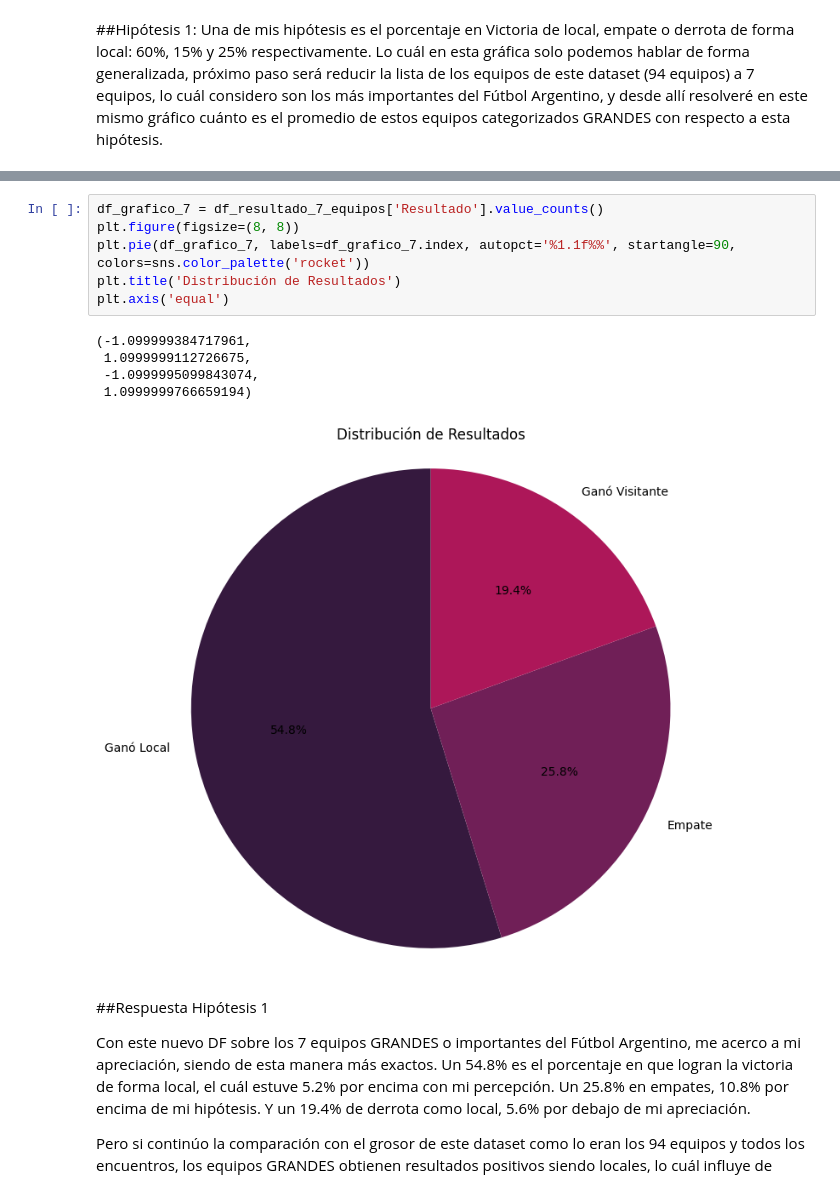
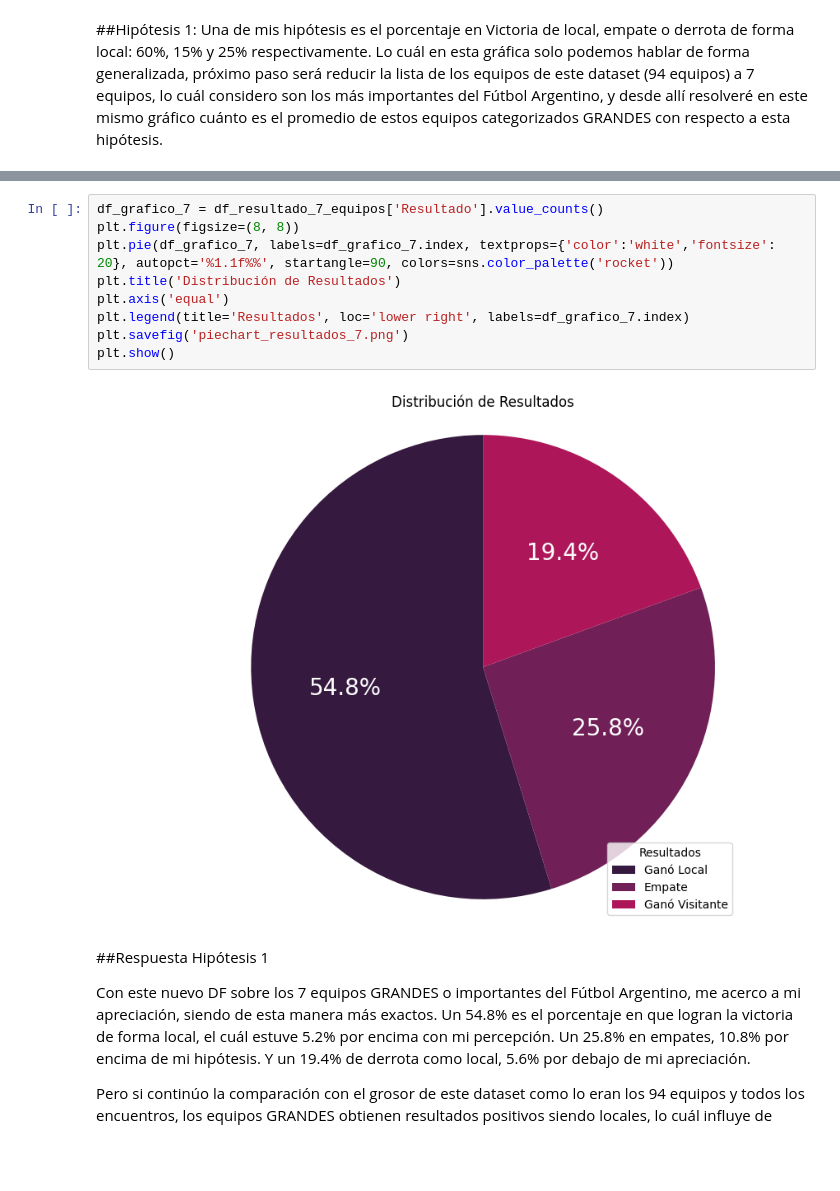
Before and after one commit to BecquerF/CoderHouse, a Jupyter notebook: proyectods_partel_fern_ndez.ipynb, the cells around one changed output, grey strips where cells are left out. Drawn from its saved outputs; the diff is of its cells as text; blank space fills up the shorter version.

```diff
--- a/proyectods_partel_fern_ndez.ipynb
+++ b/proyectods_partel_fern_ndez.ipynb
@@ -287,15 +276,14 @@ print(df_resultado_7_equipos)
 # %%
 df_grafico_7 = df_resultado_7_equipos['Resultado'].value_counts()
 plt.figure(figsize=(8, 8))
-plt.pie(df_grafico_7, labels=df_grafico_7.index, autopct='%1.1f%%', startangle=90, colors=sns.color_palette('rocket'))
+plt.pie(df_grafico_7, labels=df_grafico_7.index, textprops={'color':'white','fontsize': 20}, autopct='%1.1f%%', startangle=90, colors=sns.color_palette('rocket'))
 plt.title('Distribución de Resultados')
 plt.axis('equal')
+plt.legend(title='Resultados', loc='lower right', labels=df_grafico_7.index)
+plt.savefig('piechart_resultados_7.png')
+plt.show()
 # %% [output]
-(-1.099999384717961,
- 1.0999999112726675,
- -1.0999995099843074,
- 1.0999999766659194)
-[figure, old version]
+[figure, new version]
 # %% [markdown]
 ##Respuesta Hipótesis 1
 
```
Also changed, not shown: parts of 20 cells of this notebook.
